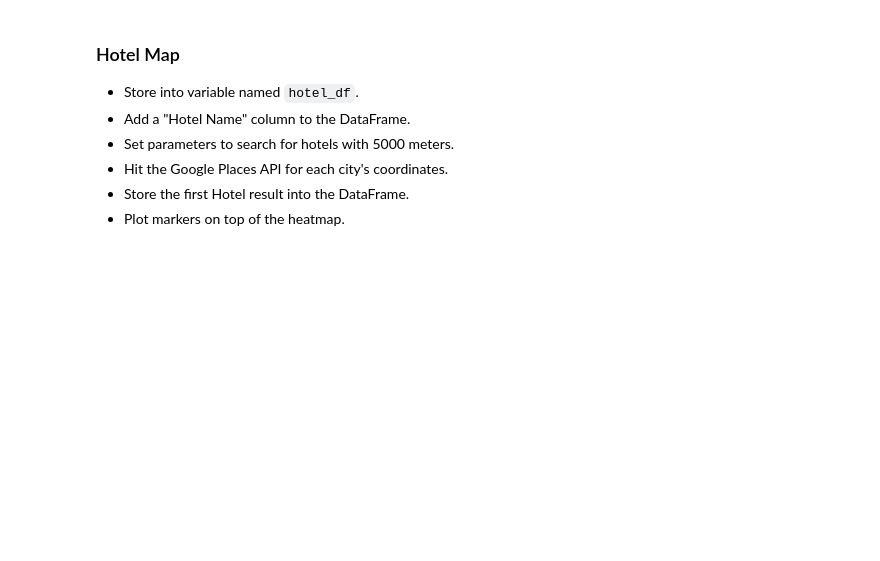
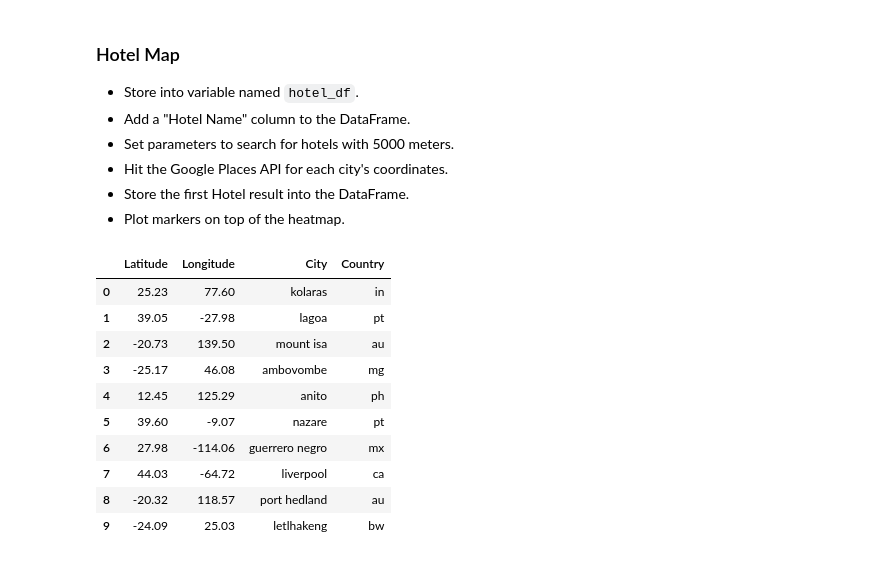
Before and after one commit to meielerol/API-challenge, a Jupyter notebook: VacationPy.ipynb, the cells around one changed output. Saved outputs shown, nothing was run; the diff lists cells and outputs as text; code cells hidden in the pictures; blank space fills up the shorter version.

```diff
--- a/VacationPy.ipynb
+++ b/VacationPy.ipynb
@@ -94,3 +101,20 @@ vacationWeather_df
 * Hit the Google Places API for each city's coordinates.
 * Store the first Hotel result into the DataFrame.
 * Plot markers on top of the heatmap.
+# %%
+#create dataframe for the hotel information
+hotel_df = vacationWeather_df.loc[:,["Latitude","Longitude","City","Country"]]
+# hotel_df = pd.DataFrame(hotel_df)
+hotel_df
+# %% [output]
+|  | Latitude | Longitude | City | Country |
+| 0 | 25.23 | 77.60 | kolaras | in |
+| 1 | 39.05 | -27.98 | lagoa | pt |
+| 2 | -20.73 | 139.50 | mount isa | au |
+| 3 | -25.17 | 46.08 | ambovombe | mg |
+| 4 | 12.45 | 125.29 | anito | ph |
+| 5 | 39.60 | -9.07 | nazare | pt |
+| 6 | 27.98 | -114.06 | guerrero negro | mx |
+| 7 | 44.03 | -64.72 | liverpool | ca |
+| 8 | -20.32 | 118.57 | port hedland | au |
+| 9 | -24.09 | 25.03 | letlhakeng | bw |
```
Also changed, not shown: parts of 8 cells of this notebook, 1 other file.
